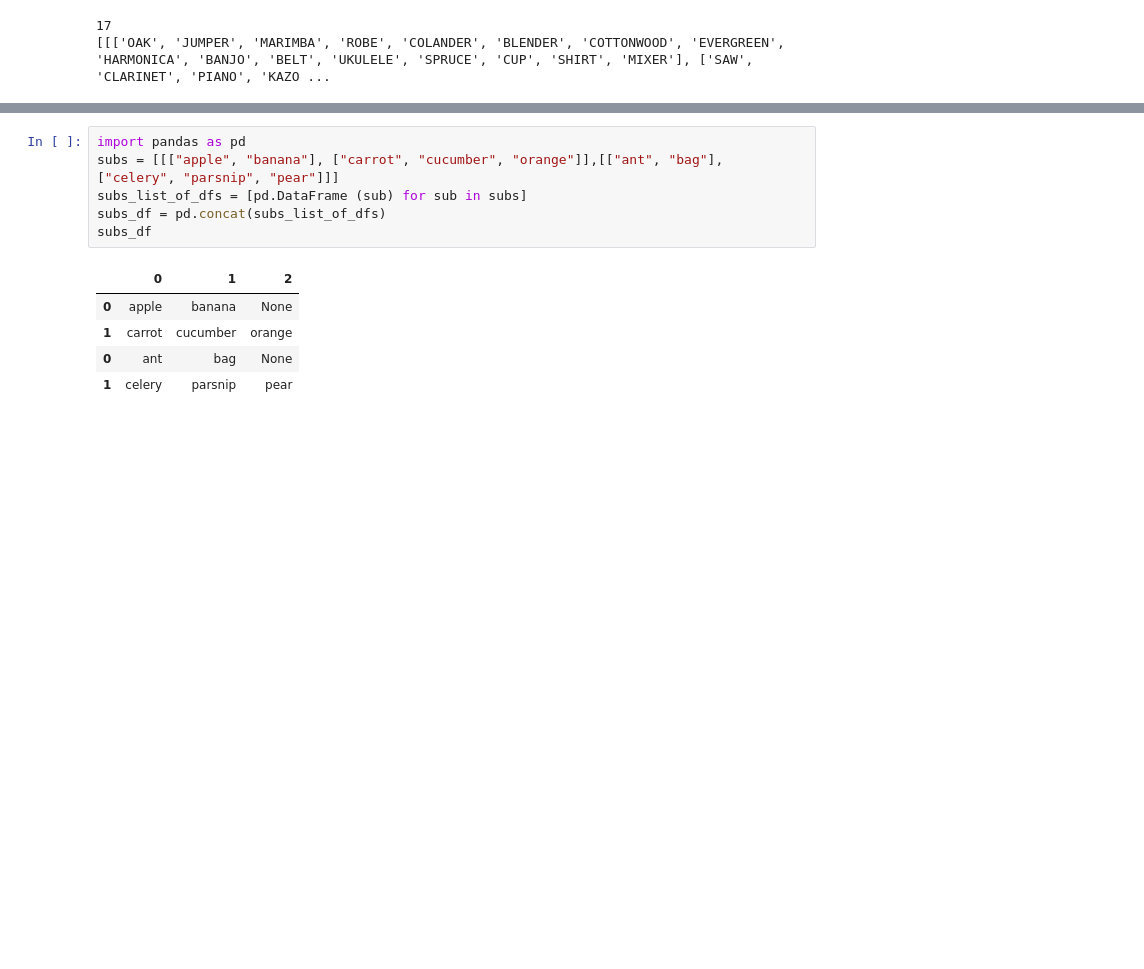
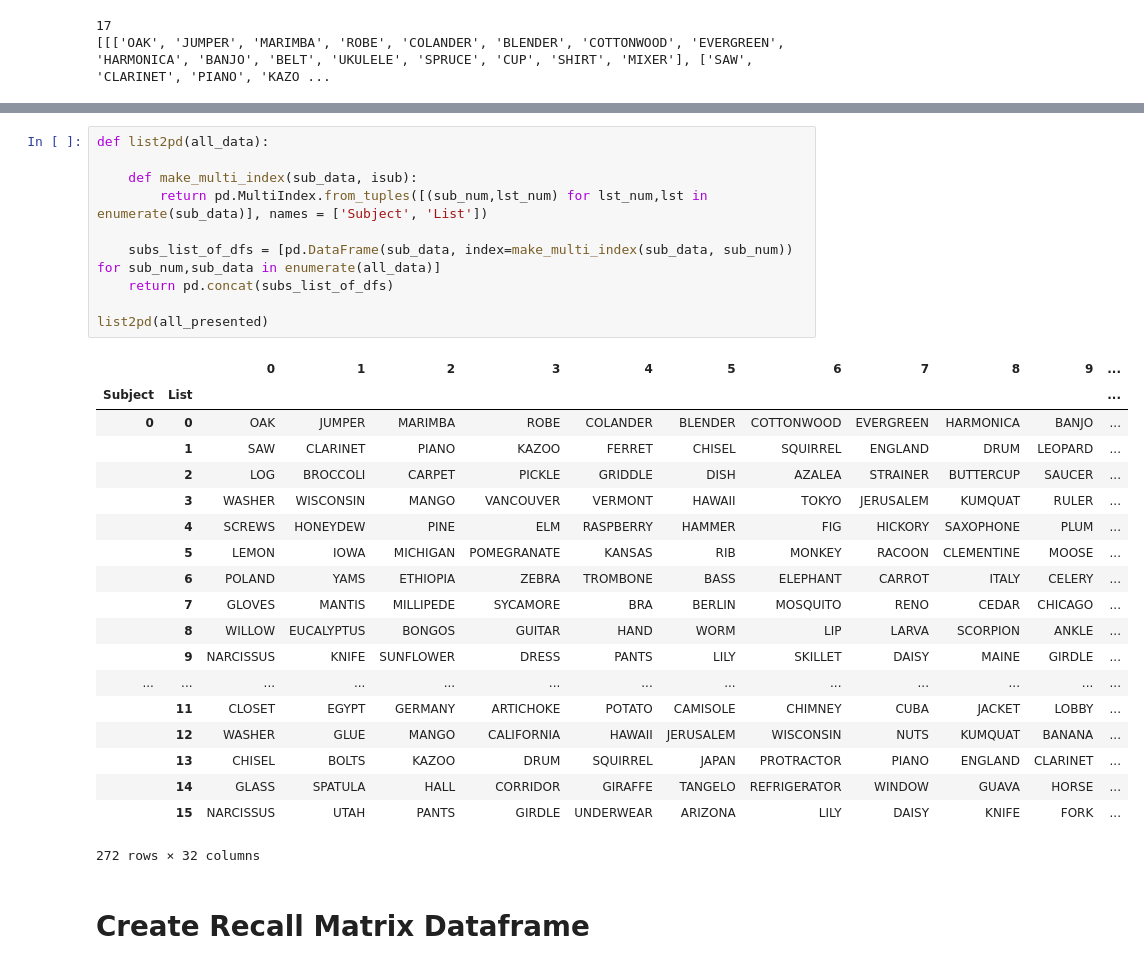
Before and after one commit to ContextLab/quail, a Jupyter notebook: pyrec/Pyro.ipynb, the cells around one changed output, grey strips where cells are left out. Cells and saved outputs as stored; diff of their text form; blank space fills up the shorter version.

Commit message:
lists2rec_pd generates double indexed dataframe of recall matrices

```diff
--- a/pyrec/Pyro.ipynb
+++ b/pyrec/Pyro.ipynb
@@ -352,12 +278,32 @@ tester
-# %%
-import pandas as pd
-subs = [[["apple", "banana"], ["carrot", "cucumber", "orange"]],[["ant", "bag"], ["celery", "parsnip", "pear"]]]
-subs_list_of_dfs = [pd.DataFrame (sub) for sub in subs]
-subs_df = pd.concat(subs_list_of_dfs)
-subs_df
-# %% [output]
-|  | 0 | 1 | 2 |
-| 0 | apple | banana | None |
-| 1 | carrot | cucumber | orange |
-| 0 | ant | bag | None |
-| 1 | celery | parsnip | pear |
+# %%
+def list2pd(all_data):
+
+    def make_multi_index(sub_data, isub):
+        return pd.MultiIndex.from_tuples([(sub_num,lst_num) for lst_num,lst in enumerate(sub_data)], names = ['Subject', 'List'])
+
+    subs_list_of_dfs = [pd.DataFrame(sub_data, index=make_multi_index(sub_data, sub_num)) for sub_num,sub_data in enumerate(all_data)]
+    return pd.concat(subs_list_of_dfs)
+
+list2pd(all_presented)
+# %% [output]
+|  |  | 0 | 1 | 2 | 3 | 4 | 5 | 6 | 7 | 8 | 9 | ... |
+| Subject | List |  |  |  |  |  |  |  |  |  |  | ... |
+| 0 | 0 | OAK | JUMPER | MARIMBA | ROBE | COLANDER | BLENDER | COTTONWOOD | EVERGREEN | HARMONICA | BANJO | ... |
+|  | 1 | SAW | CLARINET | PIANO | KAZOO | FERRET | CHISEL | SQUIRREL | ENGLAND | DRUM | LEOPARD | ... |
+|  | 2 | LOG | BROCCOLI | CARPET | PICKLE | GRIDDLE | DISH | AZALEA | STRAINER | BUTTERCUP | SAUCER | ... |
+|  | 3 | WASHER | WISCONSIN | MANGO | VANCOUVER | VERMONT | HAWAII | TOKYO | JERUSALEM | KUMQUAT | RULER | ... |
+|  | 4 | SCREWS | HONEYDEW | PINE | ELM | RASPBERRY | HAMMER | FIG | HICKORY | SAXOPHONE | PLUM | ... |
+|  | 5 | LEMON | IOWA | MICHIGAN | POMEGRANATE | KANSAS | RIB | MONKEY | RACOON | CLEMENTINE | MOOSE | ... |
+|  | 6 | POLAND | YAMS | ETHIOPIA | ZEBRA | TROMBONE | BASS | ELEPHANT | CARROT | ITALY | CELERY | ... |
+|  | 7 | GLOVES | MANTIS | MILLIPEDE | SYCAMORE | BRA | BERLIN | MOSQUITO | RENO | CEDAR | CHICAGO | ... |
+|  | 8 | WILLOW | EUCALYPTUS | BONGOS | GUITAR | HAND | WORM | LIP | LARVA | SCORPION | ANKLE | ... |
+|  | 9 | NARCISSUS | KNIFE | SUNFLOWER | DRESS | PANTS | LILY | SKILLET | DAISY | MAINE | GIRDLE | ... |
+| ... | ... | ... | ... | ... | ... | ... | ... | ... | ... | ... | ... | ... |
+|  | 11 | CLOSET | EGYPT | GERMANY | ARTICHOKE | POTATO | CAMISOLE | CHIMNEY | CUBA | JACKET | LOBBY | ... |
+|  | 12 | WASHER | GLUE | MANGO | CALIFORNIA | HAWAII | JERUSALEM | WISCONSIN | NUTS | KUMQUAT | BANANA | ... |
+|  | 13 | CHISEL | BOLTS | KAZOO | DRUM | SQUIRREL | JAPAN | PROTRACTOR | PIANO | ENGLAND | CLARINET | ... |
+|  | 14 | GLASS | SPATULA | HALL | CORRIDOR | GIRAFFE | TANGELO | REFRIGERATOR | WINDOW | GUAVA | HORSE | ... |
+|  | 15 | NARCISSUS | UTAH | PANTS | GIRDLE | UNDERWEAR | ARIZONA | LILY | DAISY | KNIFE | FORK | ... |
+272 rows × 32 columns
+# %% [markdown]
+<h1>Create Recall Matrix Dataframe</h1>
```
Also changed, not shown: parts of 5 cells of this notebook, 5 other files.
